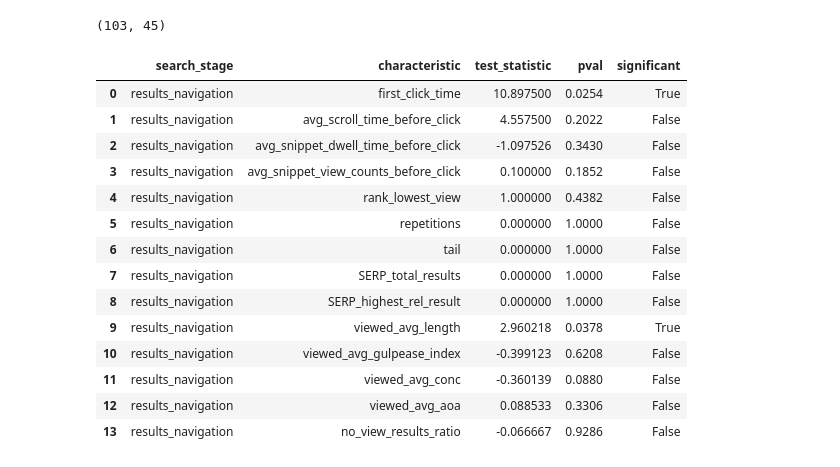
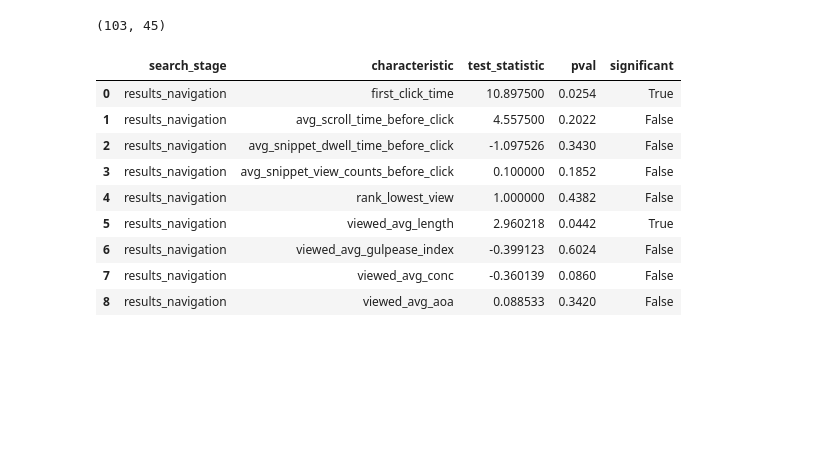
Before and after one commit to SOLandChildren/CHIIR27_LogAnalysis, a Jupyter notebook: results_navigation.ipynb, the cells around one changed output. Drawn from its saved outputs; the diff is of its cells as text; code cells hidden in the pictures; blank space fills up the shorter version.

```diff
--- a/results_navigation.ipynb
+++ b/results_navigation.ipynb
@@ -438,24 +575,33 @@ len(navigation_quality), len(navigation_quality.loc[navigation_quality["effectiv
 # %%
 from driver import get_significance
 
+categories = [
+    "first_click_time", "avg_scroll_time_before_click", "avg_snippet_dwell_time_before_click", "avg_snippet_view_counts_before_click", "rank_lowest_view",
+    # "total_clicks", "repetitions",
+    # "tail",
+    # "SERP_total_results",
+    # "no_view_results_ratio",
+    # "SERP_highest_rel_result",
+    "viewed_avg_length", #"SERP_avg_length",
+    "viewed_avg_gulpease_index", #"SERP_avg_gulpease_index",
+    "viewed_avg_conc", #"SERP_avg_conc",
+    "viewed_avg_aoa", #"SERP_avg_aoa",
+
+]
+
 desc_stats_df_tail_ratio, sig_test_results_tail_ratio = get_significance(df=navigation_quality, effective_label="effective_navigation", search_stage="results_navigation", categories=categories)
 sig_test_results_tail_ratio
 # %% [output]
 |  | search_stage | characteristic | test_statistic | pval | significant |
 | 0 | results_navigation | first_click_time | 10.897500 | 0.0254 | True |
 | 1 | results_navigation | avg_scroll_time_before_click | 4.557500 | 0.2022 | False |
 | 2 | results_navigation | avg_snippet_dwell_time_before_click | -1.097526 | 0.3430 | False |
 | 3 | results_navigation | avg_snippet_view_counts_before_click | 0.100000 | 0.1852 | False |
 | 4 | results_navigation | rank_lowest_view | 1.000000 | 0.4382 | False |
-| 5 | results_navigation | repetitions | 0.000000 | 1.0000 | False |
-| 6 | results_navigation | tail | 0.000000 | 1.0000 | False |
-| 7 | results_navigation | SERP_total_results | 0.000000 | 1.0000 | False |
-| 8 | results_navigation | SERP_highest_rel_result | 0.000000 | 1.0000 | False |
-| 9 | results_navigation | viewed_avg_length | 2.960218 | 0.0378 | True |
-| 10 | results_navigation | viewed_avg_gulpease_index | -0.399123 | 0.6208 | False |
-| 11 | results_navigation | viewed_avg_conc | -0.360139 | 0.0880 | False |
-| 12 | results_navigation | viewed_avg_aoa | 0.088533 | 0.3306 | False |
-| 13 | results_navigation | no_view_results_ratio | -0.066667 | 0.9286 | False |
+| 5 | results_navigation | viewed_avg_length | 2.960218 | 0.0442 | True |
+| 6 | results_navigation | viewed_avg_gulpease_index | -0.399123 | 0.6024 | False |
+| 7 | results_navigation | viewed_avg_conc | -0.360139 | 0.0860 | False |
+| 8 | results_navigation | viewed_avg_aoa | 0.088533 | 0.3420 | False |
 # %%
 desc_stats_df_tail_ratio
 # %% [output]
```
Also changed, not shown: parts of 27 cells of this notebook, 10 other files.
